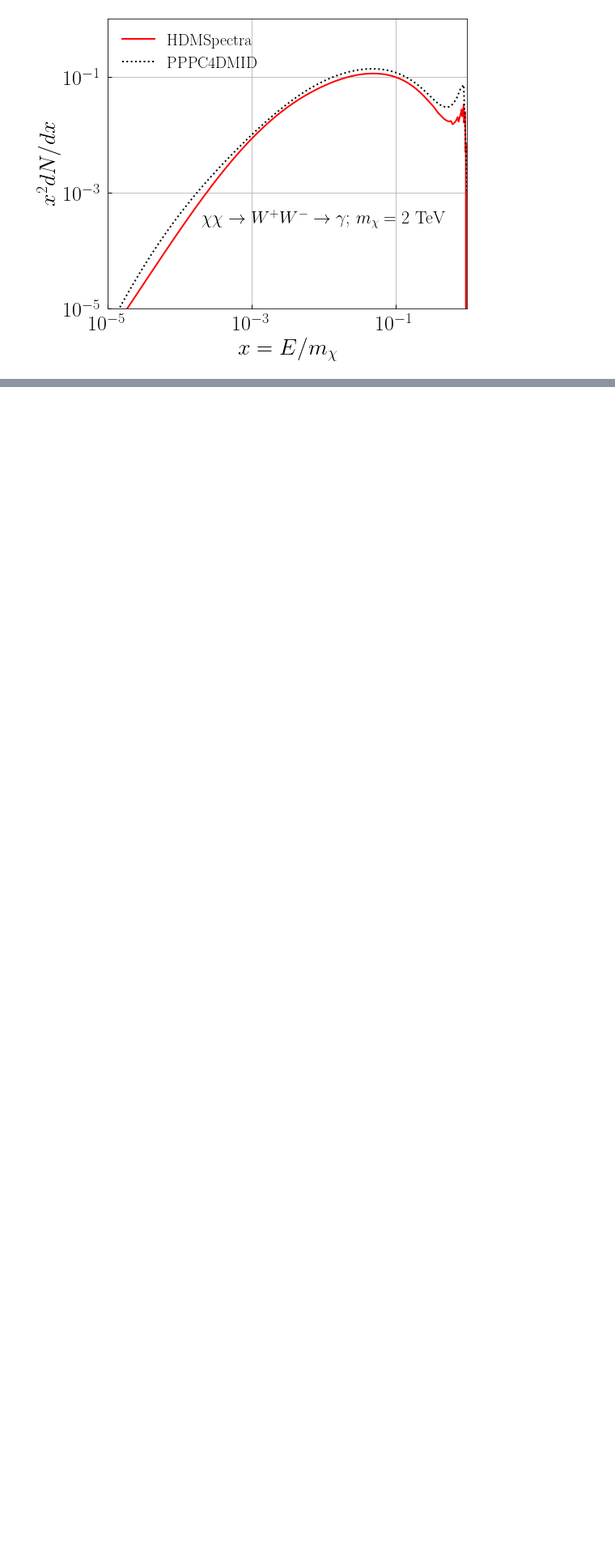
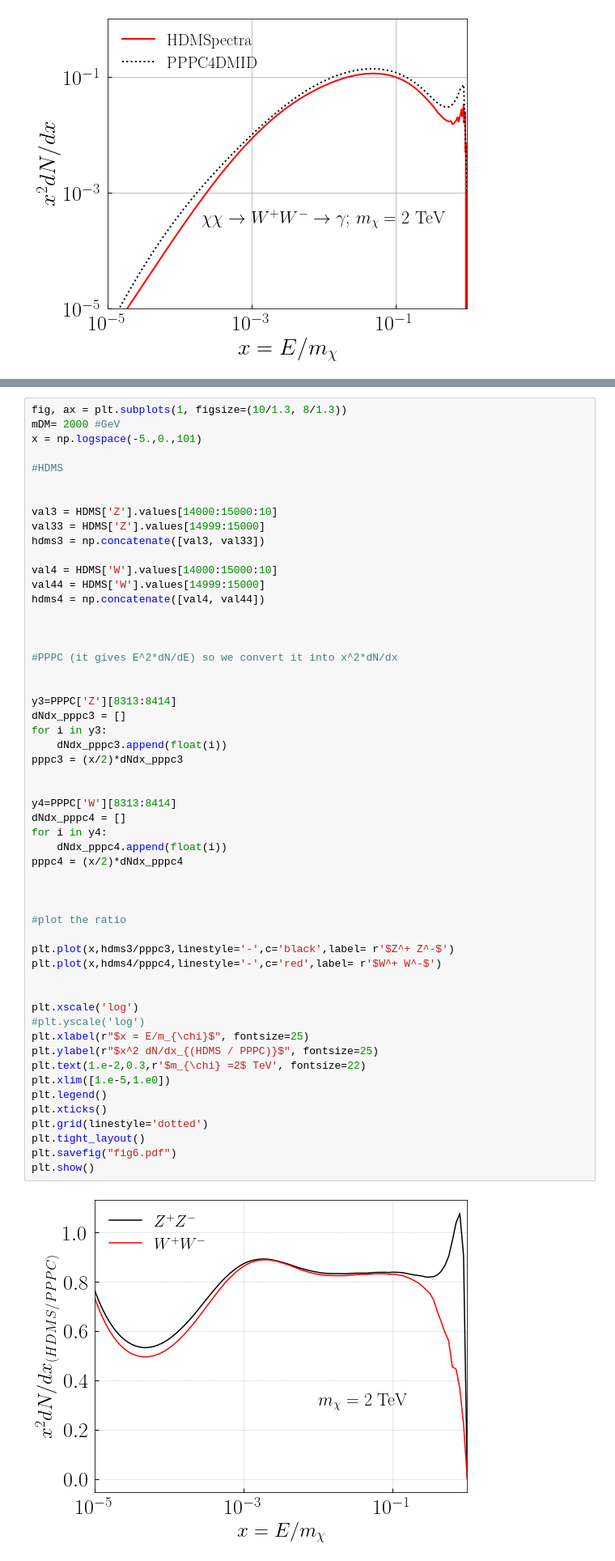
Before and after one commit to kumark0/HDM_limits, a Jupyter notebook: HDMSpectra and PPPC4DMID.ipynb, the cells around one changed output, grey strips where cells are left out. Shown: that part at 81% size. Saved outputs shown, nothing was run; the diff lists cells and outputs as text; blank space fills up the shorter version.

```diff
--- a/HDMSpectra and PPPC4DMID.ipynb
+++ b/HDMSpectra and PPPC4DMID.ipynb
@@ -348,0 +360,56 @@ plt.show()
+# %%
+fig, ax = plt.subplots(1, figsize=(10/1.3, 8/1.3))
+mDM= 2000 #GeV
+x = np.logspace(-5.,0.,101)
+
+#HDMS
+
+
+val3 = HDMS['Z'].values[14000:15000:10]
+val33 = HDMS['Z'].values[14999:15000]
+hdms3 = np.concatenate([val3, val33])
+
+val4 = HDMS['W'].values[14000:15000:10]
+val44 = HDMS['W'].values[14999:15000]
+hdms4 = np.concatenate([val4, val44])
+
+
+
+#PPPC (it gives E^2*dN/dE) so we convert it into x^2*dN/dx
+
+
+y3=PPPC['Z'][8313:8414]
+dNdx_pppc3 = []
+for i in y3:
+    dNdx_pppc3.append(float(i))
+pppc3 = (x/2)*dNdx_pppc3
+
+
+y4=PPPC['W'][8313:8414]
+dNdx_pppc4 = []
+for i in y4:
+    dNdx_pppc4.append(float(i))
+pppc4 = (x/2)*dNdx_pppc4
+
+
+
+#plot the ratio
+
+plt.plot(x,hdms3/pppc3,linestyle='-',c='black',label= r'$Z^+ Z^-$')
+plt.plot(x,hdms4/pppc4,linestyle='-',c='red',label= r'$W^+ W^-$')
+
+
+plt.xscale('log')
+#plt.yscale('log')
+plt.xlabel(r"$x = E/m_{\chi}$", fontsize=25)
+plt.ylabel(r"$x^2 dN/dx_{(HDMS / PPPC)}$", fontsize=25)
+plt.text(1.e-2,0.3,r'$m_{\chi} =2$ TeV', fontsize=22)
+plt.xlim([1.e-5,1.e0])
+plt.legend()
+plt.xticks()
+plt.grid(linestyle='dotted')
+plt.tight_layout()
+plt.savefig("fig6.pdf")
+plt.show()
+# %% [output]
+[figure, added]
```
Also changed, not shown: parts of 9 cells of this notebook, 1 other file.
